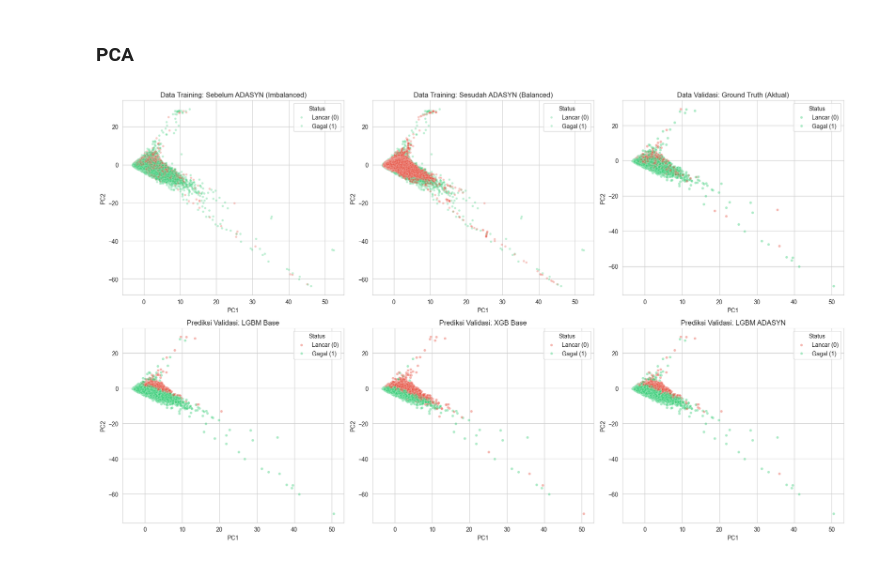
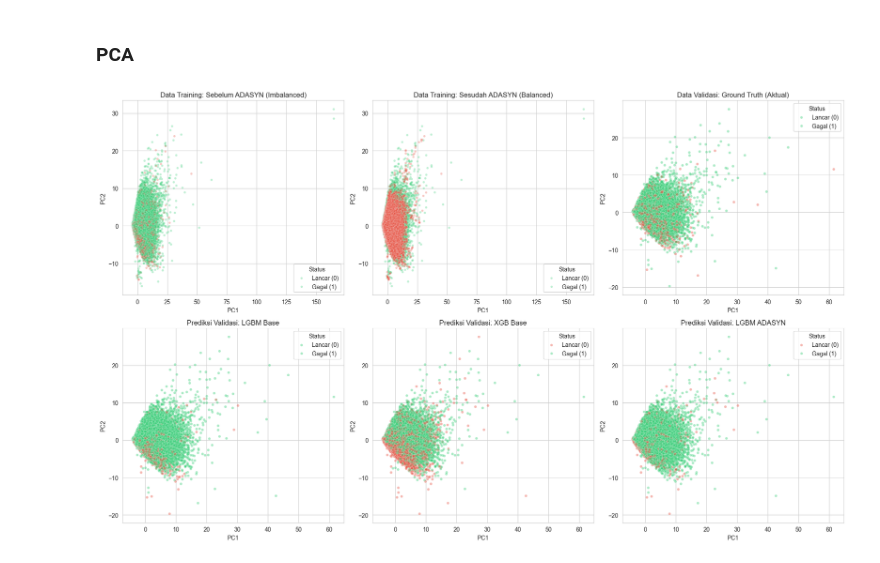
Before and after one commit to irfanbudianto/LGBM_vs_XGB, a Jupyter notebook: LGBM_vs_XGB_on_imbalance_data.ipynb, the cells around one changed output. Drawn from its saved outputs; the diff is of its cells as text; code cells hidden in the pictures.

```diff
--- a/LGBM_vs_XGB_on_imbalance_data.ipynb
+++ b/LGBM_vs_XGB_on_imbalance_data.ipynb
@@ -280,9 +280,9 @@ Wall time: 1.65 s
 # %%
 %%time
-map = {
+status_map = {
     'Fully Paid':0, 'Does not meet the credit policy. Status:Fully Paid':0,
     'Charged Off':1, 'Default':1, 'Does not meet the credit policy. Status:Charged Off':1
 }
-df['loan_status'] = df['loan_status'].map(map)
+df['loan_status'] = df['loan_status'].map(status_map)
 df['loan_status'] = pd.to_numeric(df['loan_status'])
 # %% [output]
@@ -952,16 +1004,0 @@ Wall time: 2min 10s
-# %%
-# 1. Hitung Matrix
-cm_a = confusion_matrix(y_val, y_pred_b)
-
-# 2. Visualisasi
-fig, ax = plt.subplots(figsize=(6, 4))
-disp_a = ConfusionMatrixDisplay(confusion_matrix=cm_a, display_labels=['Lancar (0)', 'Gagal (1)'])
-disp_a.plot(cmap='Blues', ax=ax, values_format='d')
-
-plt.title('Confusion Matrix - Scenario A (Internal Weighting)')
-plt.grid(False)
-plt.show()
-
-# Interpretasi Singkat
-tn, fp, fn, tp = cm_a.ravel()
-print(f"TP: {tp}", f"FN: {fn}", f"FP: {fp}", f"TN: {tn}")
@@ -1019,16 +1113,0 @@ Wall time: 2.89 s
-# %%
-# 1. Hitung Matrix
-cm_a = confusion_matrix(y_val, y_pred_xgb_b)
-
-# 2. Visualisasi
-fig, ax = plt.subplots(figsize=(6, 4))
-disp_a = ConfusionMatrixDisplay(confusion_matrix=cm_a, display_labels=['Lancar (0)', 'Gagal (1)'])
-disp_a.plot(cmap='Blues', ax=ax, values_format='d')
-
-plt.title('Confusion Matrix - Scenario A (Internal Weighting)')
-plt.grid(False)
-plt.show()
-
-# Interpretasi Singkat
-tn, fp, fn, tp = cm_a.ravel()
-print(f"TP: {tp}", f"FN: {fn}", f"FP: {fp}", f"TN: {tn}")
@@ -1071,32 +1147,32 @@ def plot_comprehensive_pca(X_orig, y_orig, X_res, y_res, X_val, y_val, models_di
 
     # After ADASYN
     sns.scatterplot(x=pca_res[:, 0], y=pca_res[:, 1], hue=y_res,
                     ax=axes[0, 1], palette=palette, alpha=0.3, s=15)
     axes[0, 1].set_title("Data Training: Sesudah ADASYN (Balanced)", fontsize=12)
 
     # Ground Truth Validasi
     sns.scatterplot(x=pca_val[:, 0], y=pca_val[:, 1], hue=y_val,
                     ax=axes[0, 2], palette=palette, alpha=0.4, s=20)
     axes[0, 2].set_title("Data Validasi: Ground Truth (Aktual)", fontsize=12)
 
     # --- ROW 2: MODEL PREDICTION ON VALIDATION DATA ---
     model_names = list(models_dict.keys())[:3]
 
     for i, name in enumerate(model_names):
         y_pred = models_dict[name].predict(X_val)
         sns.scatterplot(x=pca_val[:, 0], y=pca_val[:, 1], hue=y_pred,
                         ax=axes[1, i], palette=palette, alpha=0.4, s=20)
         axes[1, i].set_title(f"Prediksi Validasi: {name}", fontsize=12)
 
     for ax in axes.flat:
         ax.set_xlabel("PC1")
         ax.set_ylabel("PC2")
         ax.legend(title="Status", labels=["Lancar (0)", "Gagal (1)"])
 
     plt.tight_layout()
     plt.show()
 
 models = {'LGBM Base': model_lgbm_a, 'XGB Base': model_xgb_a, 'LGBM ADASYN': model_lgbm_b, 'XGB ADASYN': model_xgb_b}
-plot_comprehensive_pca(X_train_scaled[att], y_train, X_resampled[att], y_resampled, X_val_scaled[att], y_val, models)
+plot_comprehensive_pca(X_train_scaled[selected_features], y_train, X_resampled[selected_features], y_resampled, X_val_scaled[selected_features], y_val, models)
 # %% [output]
-[figure, old version]
+[figure, new version]
```
Also changed, not shown: parts of 24 cells of this notebook.
